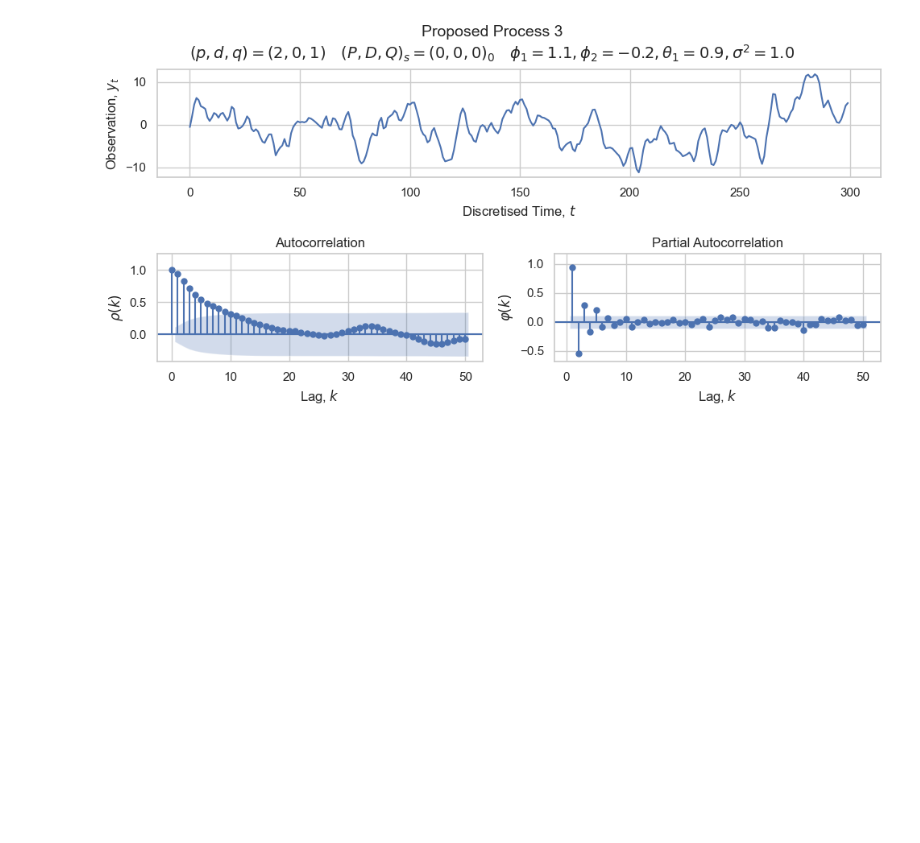
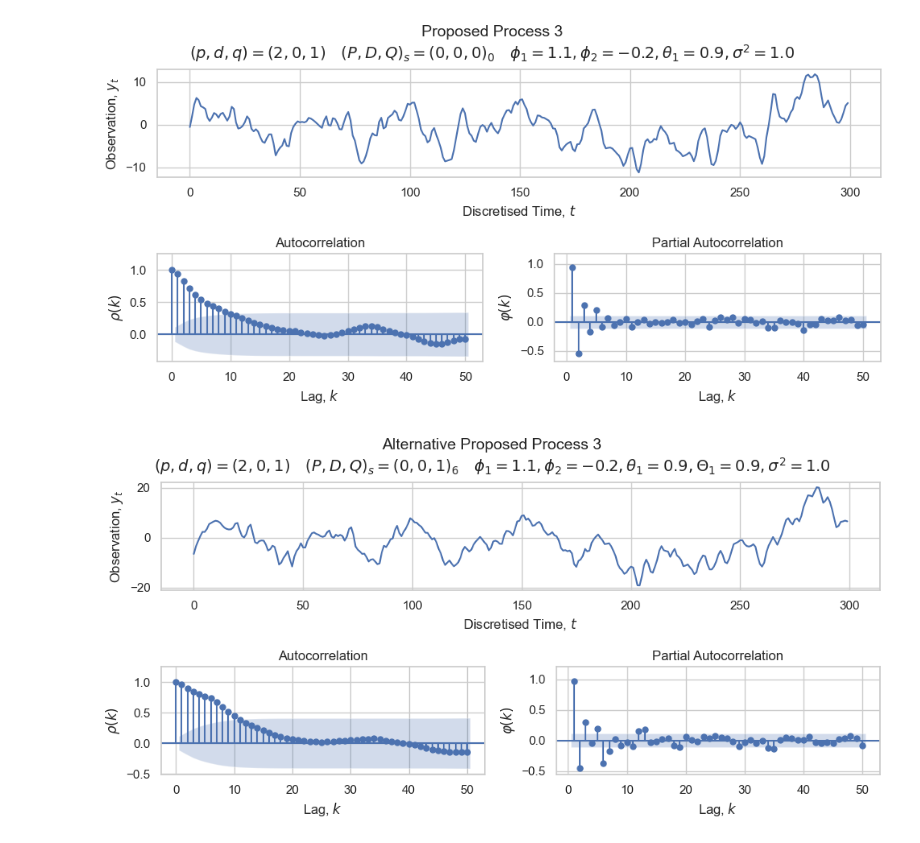
Before and after one commit to JeppeKlitgaard/DTU-02613-TimeSeries, a Jupyter notebook: Assignment2/jeppe.ipynb, the cells around one changed output. Saved outputs shown, nothing was run; the diff lists cells and outputs as text; code cells hidden in the pictures; blank space fills up the shorter version.

```diff
--- a/Assignment2/jeppe.ipynb
+++ b/Assignment2/jeppe.ipynb
@@ -331,3 +331,14 @@ make_and_plot(
 ).savefig(OUTPUT_DIR / "plot_3_3.png", dpi=DPI_EXPORT)
 # %% [output]
 [figure]
+# %%
+## 3.3_alternative
+
+make_and_plot(
+    ModelParams.from_weights(phis=[1.1, -0.2], thetas=[0.9], Thetas=[0.9], s=6),
+    n=300,
+    title="Alternative Proposed Process 3",
+    n_lags=50,
+).savefig(OUTPUT_DIR / "plot_3_3_alternative.png", dpi=DPI_EXPORT)
+# %% [output]
+[figure, added]
```
Also changed, not shown: parts of 1 cell of this notebook, 2 other files.
